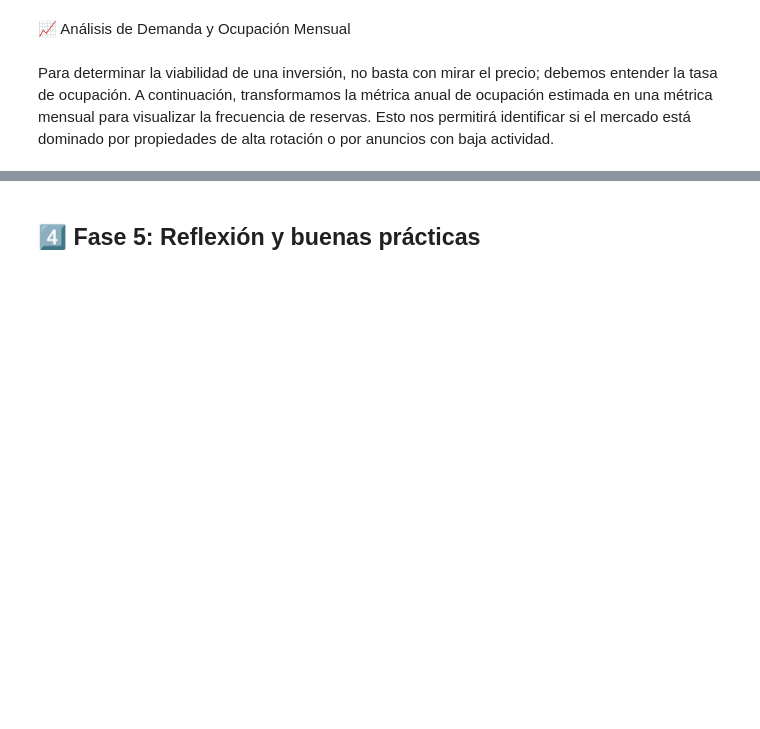
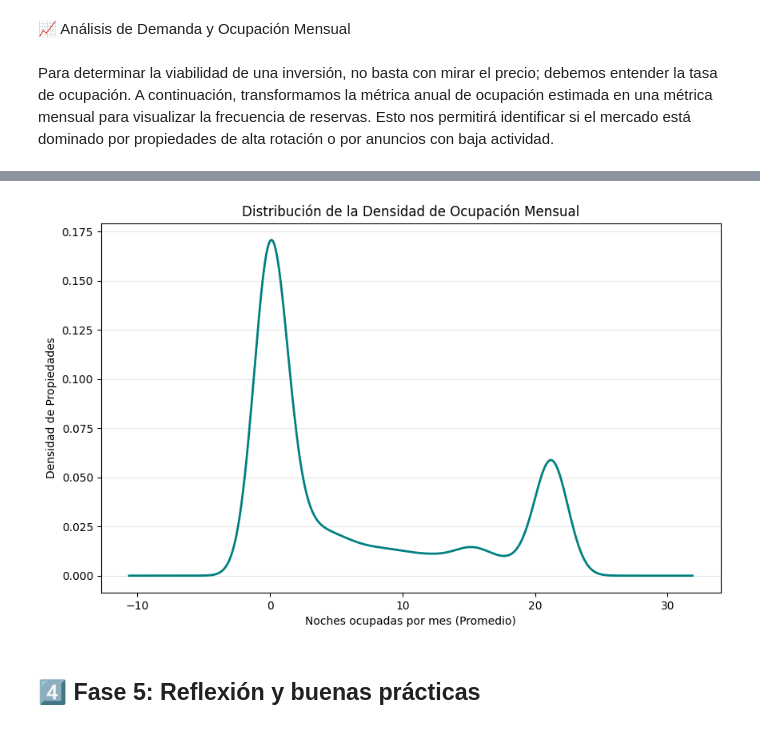
Before and after one commit to ChrisJavier/UIDE_3-WorkGroupProyects, a Jupyter notebook: src/AMGD_CP_W1_E3.ipynb, the cells around one changed output, grey strips where cells are left out. Drawn from its saved outputs; the diff is of its cells as text; code cells hidden in the pictures; blank space fills up the shorter version.

```diff
--- a/src/AMGD_CP_W1_E3.ipynb
+++ b/src/AMGD_CP_W1_E3.ipynb
@@ -1009,3 +1029,17 @@ El total de registros es [252   0 186  50 255  28  13 189 180 176  38 139 227 15
+# %%
+# Calculamos la ocupación mensual promedio
+df_clean['ocupacion_mensual'] = df_clean['estimated_occupancy_l365d'] / 12
+
+# Visualización
+plt.figure(figsize=(10, 6))
+df_clean['ocupacion_mensual'].plot(kind="density", color='teal', linewidth=2)
+plt.title("Distribución de la Densidad de Ocupación Mensual")
+plt.xlabel("Noches ocupadas por mes (Promedio)")
+plt.ylabel("Densidad de Propiedades")
+plt.grid(axis='y', alpha=0.3)
+plt.show()
+# %% [output]
+[figure, added]
 # %% [markdown]
 ## 4️⃣ Fase 5: Reflexión y buenas prácticas
 # %% [markdown]
```
Also changed, not shown: parts of 26 cells of this notebook.
